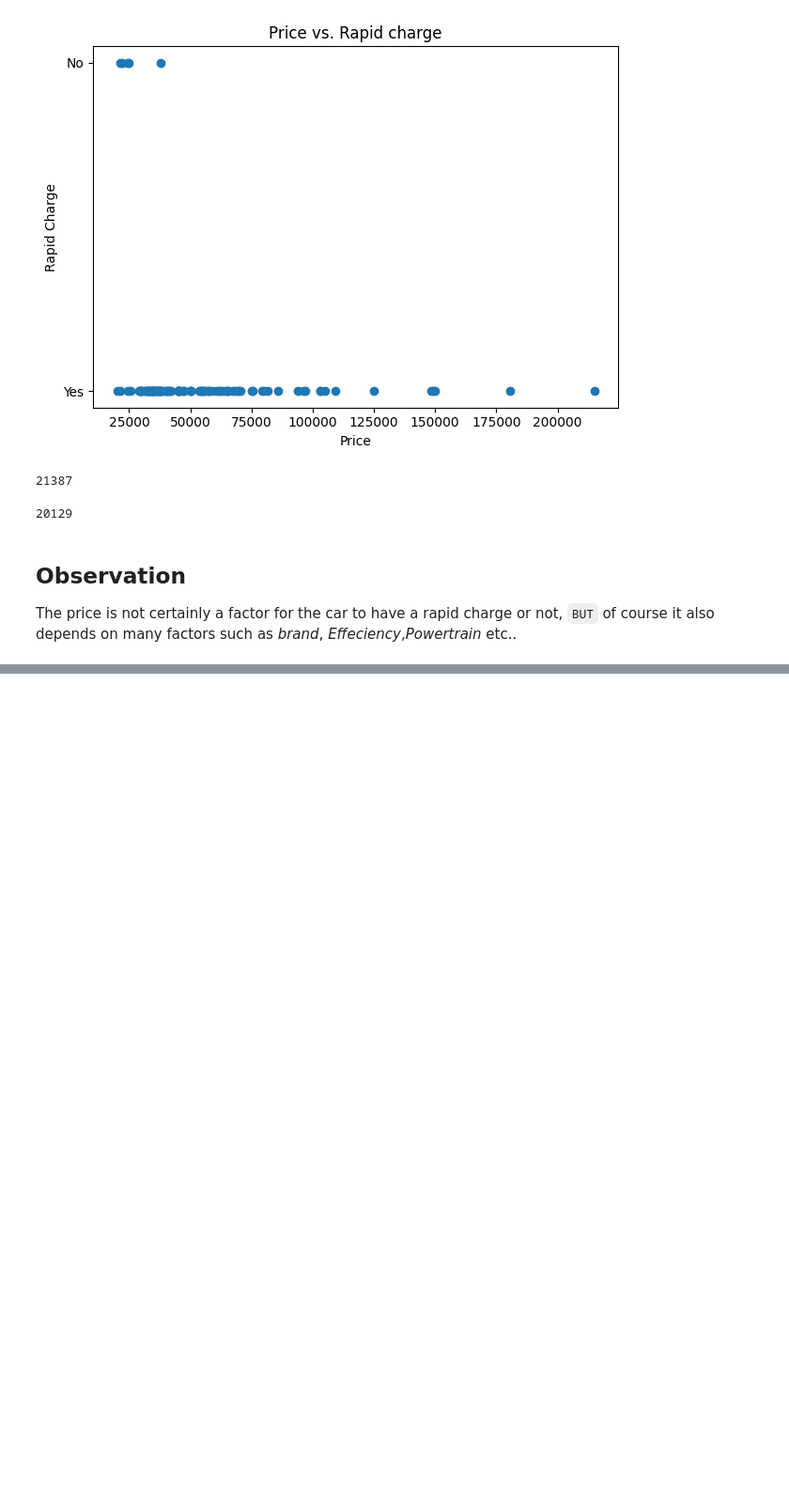
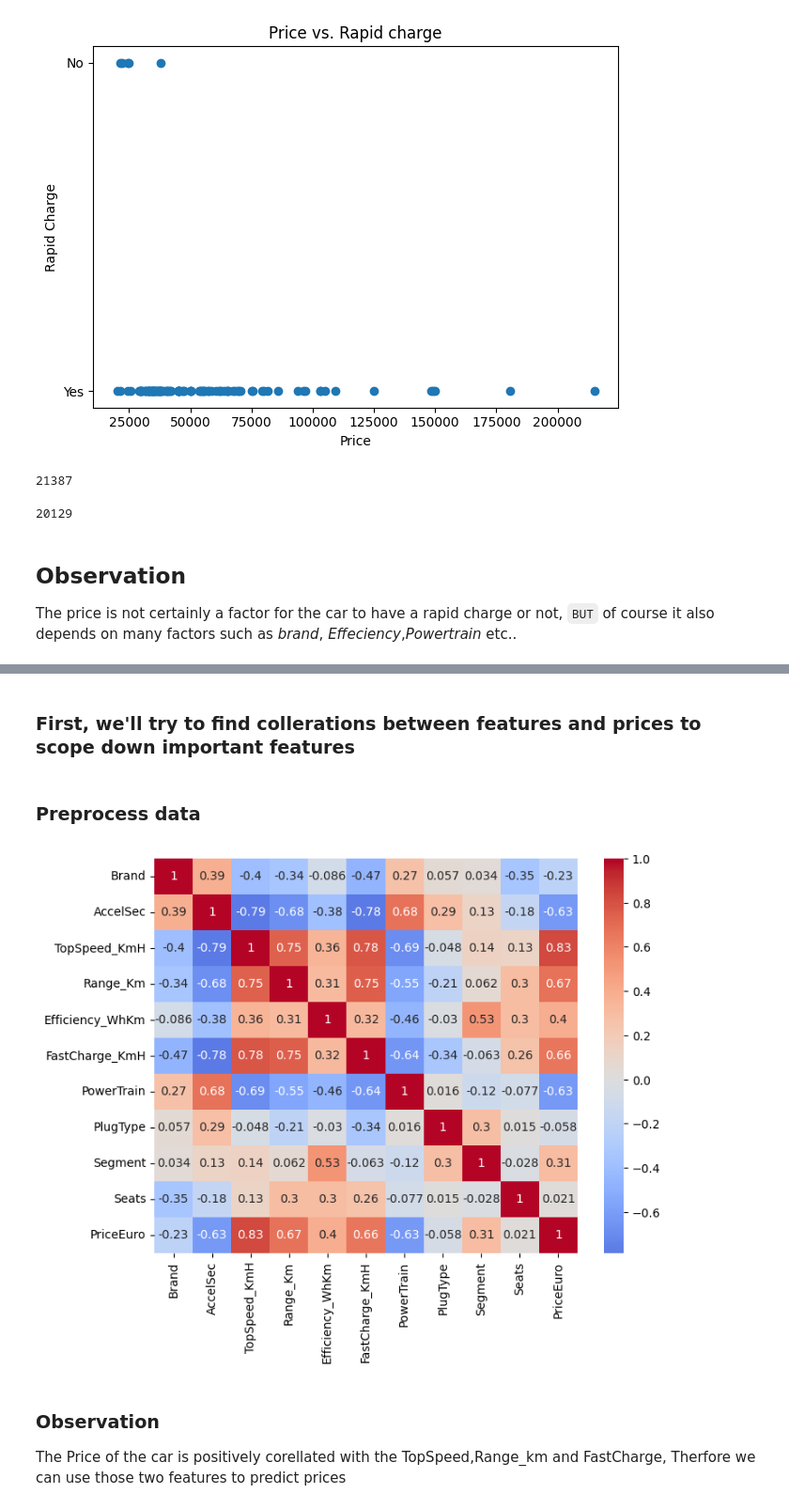
Before and after one commit to Meta-c/OBD-analysis, a Jupyter notebook: ev_analysis.ipynb, the cells around one changed output, grey strips where cells are left out. Shown: that part at 94% size. Drawn from its saved outputs; the diff is of its cells as text; code cells hidden in the pictures; blank space fills up the shorter version.

```diff
--- a/ev_analysis.ipynb
+++ b/ev_analysis.ipynb
@@ -346,0 +369,13 @@ The price is not certainly a factor for the car to have a rapid charge or not, `
+# %% [markdown]
+### First, we'll try to find collerations between features and prices to scope down important features
+# %% [markdown]
+### Preprocess data
+# %%
+# Step 1: Create a mapping of unique string values to integers
+unique_categories = df['Segment'].unique()
+category_to_int = {category: i for i, category in enumerate(unique_categories)}
+
+# Step 2: Use the map() function to replace the strings with integers
+df['Segment'] = df['Segment'].map(category_to_int)
+
+print(df)
@@ -346,0 +401,29 @@ The price is not certainly a factor for the car to have a rapid charge or not, `
+# %%
+# First we preprocess data
+
+# FastCharge was stored as string converting them to integers
+
+df['FastCharge_KmH']=df['FastCharge_KmH'].replace('-',0)
+df['FastCharge_KmH']=df['FastCharge_KmH'].astype(int)
+# %%
+import seaborn as sns
+# Heatmap is very effecient in finding collerations between features
+
+# Calculate the correlation matrix
+correlation_matrix = df.corr()
+
+# Create a heatmap
+plt.figure(figsize=(8, 6))
+sns.heatmap(correlation_matrix,annot=True, cmap='coolwarm', center=0)
+
+# Filter out only the positively correlated values
+positive_correlations = correlation_matrix[correlation_matrix > 0]
+
+
+plt.show()
+# %% [output]
+[figure, added]
+# %% [markdown]
+### Observation
+
+The Price of the car is positively corellated with the TopSpeed,Range_km and FastCharge, Therfore we can use those two features to predict prices
```
Also changed, not shown: parts of 7 cells of this notebook.
